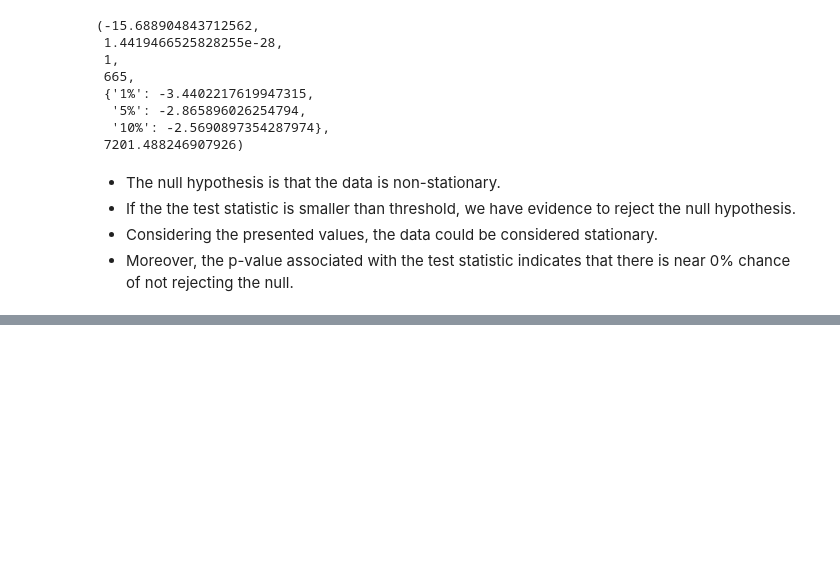
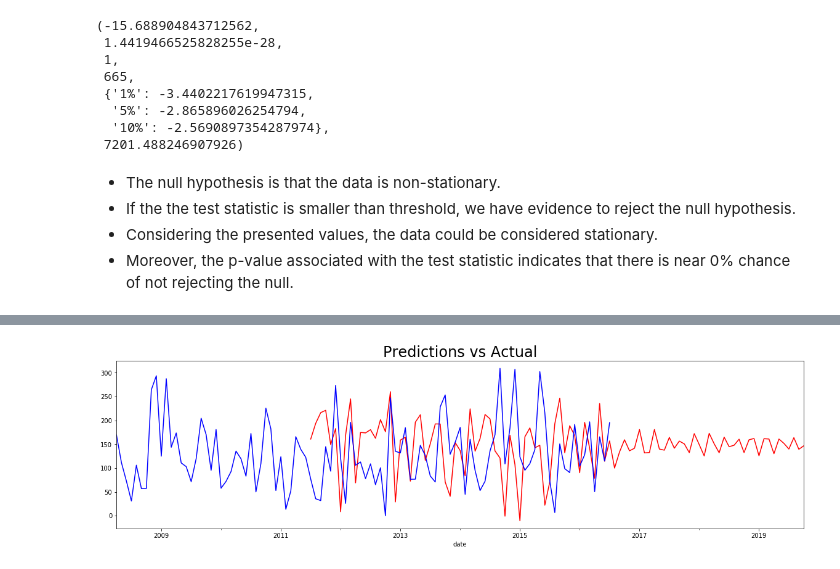
Before and after one commit to dsllt/PortoAlegre_TimeSeriesAnalysis, a Jupyter notebook: TimeSeriesAnalysis.ipynb, the cells around one changed output, grey strips where cells are left out. Cells and saved outputs as stored; diff of their text form; code cells hidden in the pictures; blank space fills up the shorter version.

```diff
--- a/TimeSeriesAnalysis.ipynb
+++ b/TimeSeriesAnalysis.ipynb
@@ -413,0 +434,7 @@ sts.adfuller(tmp.prec)
+# %%
+(df_pred[-100:]+150).plot(figsize = (20,5), color = "red")
+tmp.prec[-100:].plot(color = "blue")
+plt.title("Predictions vs Actual", size = 24)
+plt.show()
+# %% [output]
+[figure, added]
```
Also changed, not shown: parts of 1 cell of this notebook.
